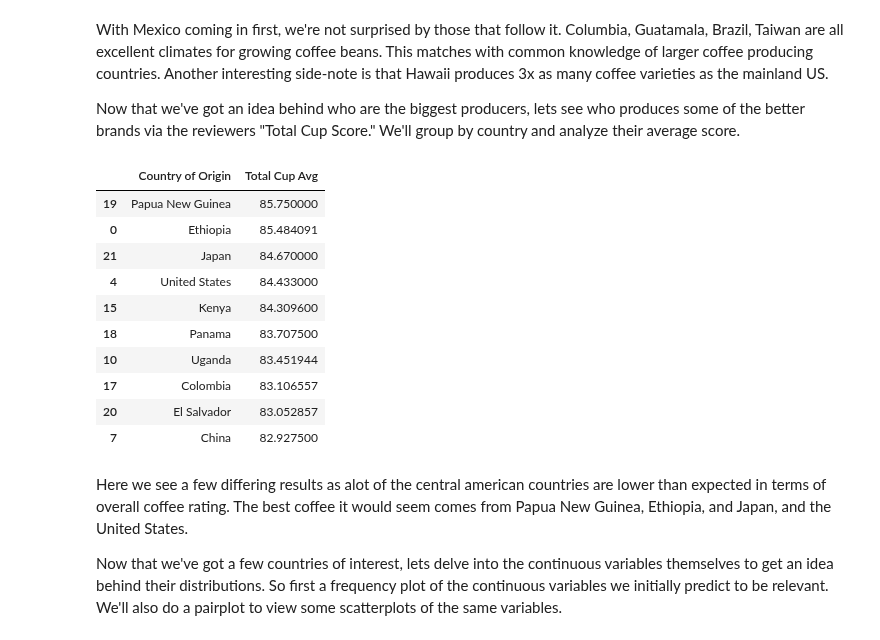
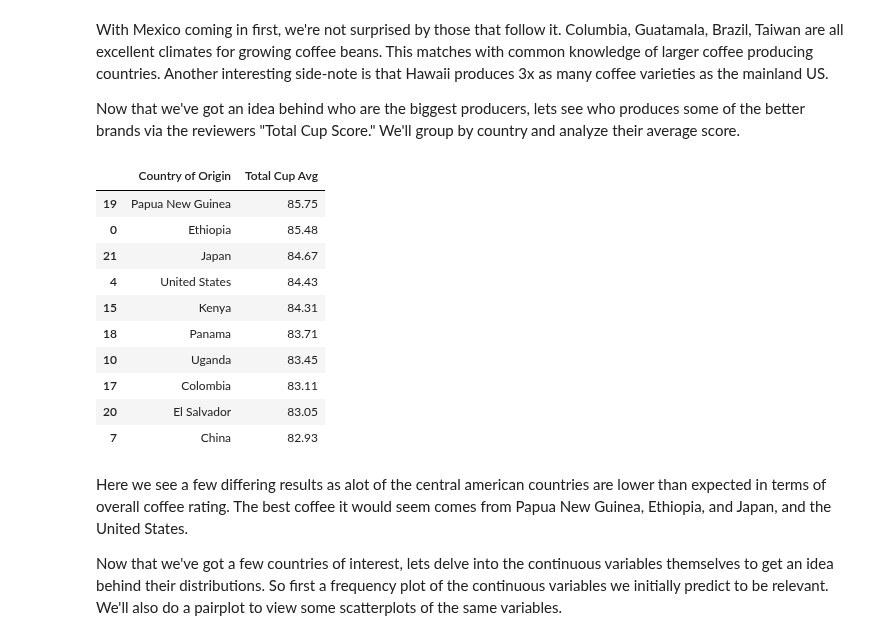
Before and after one commit to Landcruiser87/Cadc_7331_Project, a Jupyter notebook: analysis/Coffee.ipynb, the cells around one changed output. Cells and saved outputs as stored; diff of their text form; code cells hidden in the pictures.

```diff
--- a/analysis/Coffee.ipynb
+++ b/analysis/Coffee.ipynb
@@ -195,30 +187,30 @@ via the reviewers "Total Cup Score."  We'll group by country and analyze their a
 # %%
 #Dataframe of countries by avg Cup rating
 
 country_lists=list(df_comb['Country.of.Origin'].unique())
 country_total_cup_ratio=[]
 for each in country_lists:
     country=df_comb[df_comb['Country.of.Origin']==each]
-    country_total_cup_avg=sum(country['Total.Cup.Points'])/len(country)
+    country_total_cup_avg=round(sum(country['Total.Cup.Points'])/len(country),2)
     country_total_cup_ratio.append(country_total_cup_avg)
 
 
 data=pd.DataFrame({'Country of Origin':country_lists,'Total Cup Avg':country_total_cup_ratio})
 new_index=(data['Total Cup Avg'].sort_values(ascending=False)).index.values
 sorted_data = data.reindex(new_index)
 sorted_data.head(10)
 # %% [output]
 |  | Country of Origin | Total Cup Avg |
-| 19 | Papua New Guinea | 85.750000 |
-| 0 | Ethiopia | 85.484091 |
-| 21 | Japan | 84.670000 |
-| 4 | United States | 84.433000 |
-| 15 | Kenya | 84.309600 |
-| 18 | Panama | 83.707500 |
-| 10 | Uganda | 83.451944 |
-| 17 | Colombia | 83.106557 |
-| 20 | El Salvador | 83.052857 |
-| 7 | China | 82.927500 |
+| 19 | Papua New Guinea | 85.75 |
+| 0 | Ethiopia | 85.48 |
+| 21 | Japan | 84.67 |
+| 4 | United States | 84.43 |
+| 15 | Kenya | 84.31 |
+| 18 | Panama | 83.71 |
+| 10 | Uganda | 83.45 |
+| 17 | Colombia | 83.11 |
+| 20 | El Salvador | 83.05 |
+| 7 | China | 82.93 |
 # %% [markdown]
 Here we see a few differing results as alot of the central american countries are lower than expected in
 terms of overall coffee rating.  The best coffee it would seem comes from Papua New Guinea, Ethiopia, and Japan,
```
Also changed, not shown: parts of 5 cells of this notebook.
